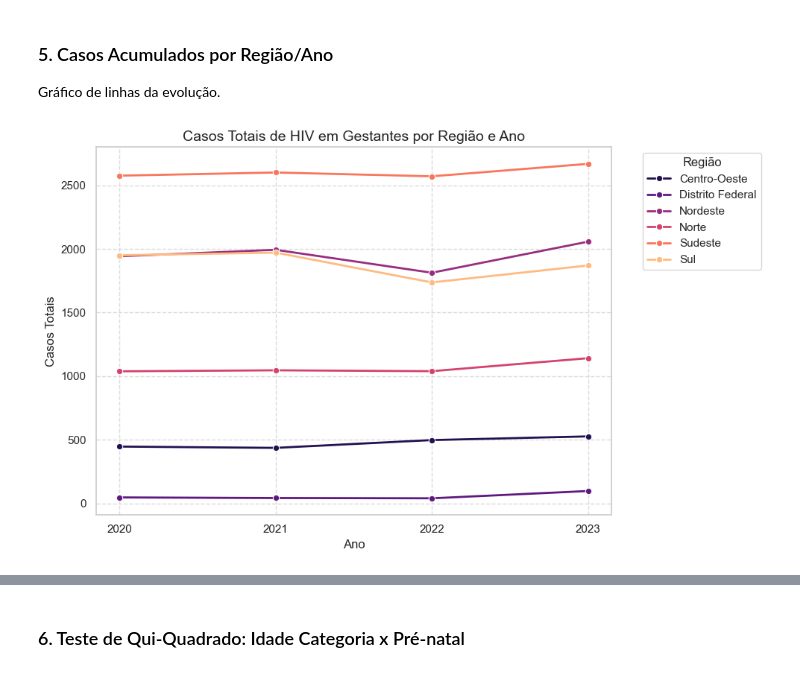
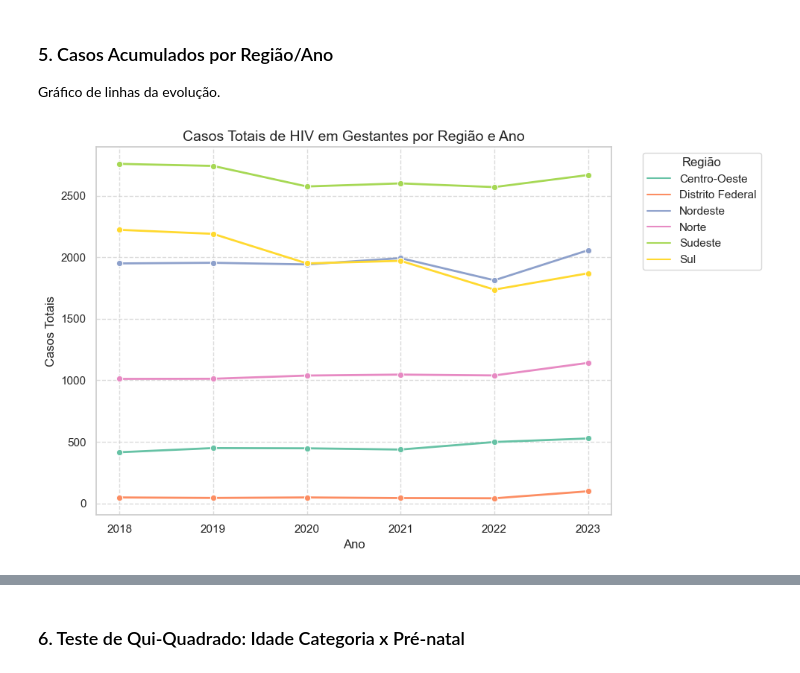
Before and after one commit to psantiago20/Desafio_Relampago_Analytics, a Jupyter notebook: notebooks/HIV-Gestante-Completo.ipynb, the cells around one changed output, grey strips where cells are left out. Saved outputs shown, nothing was run; the diff lists cells and outputs as text; code cells hidden in the pictures.

```diff
--- a/notebooks/HIV-Gestante-Completo.ipynb
+++ b/notebooks/HIV-Gestante-Completo.ipynb
@@ -131,7 +131,7 @@ diag_map = {1: "Antes Pré-Natal", 2: "Durante Pré-Natal", 3: "Durante o parto"
 data['diagnostico'] = data['ANT_EVLABO'].map(diag_map)
 
 # dicionário: ano
-ano_map = {2020: "2020", 2021: "2021", 2022: "2022", 2023: "2023", 2024: "2024"}
+ano_map = {2018: "2018",2019: "2019",2020: "2020", 2021: "2021", 2022: "2022", 2023: "2023", 2024: "2024"}
 data['ano'] = data['NU_ANO'].map(ano_map)
 
 # dicionário: preNatal
@@ -248,15 +248,18 @@ Gráfico de linhas da evolução.
 # %%
 # Filtrar valores não preenchidos
 dados_agrupados_regiao = data[data['regiao'] != "N/A"].groupby(['ano', 'regiao']).size().reset_index(name='casos_totais')
 
 plt.figure(figsize=(10, 6))
-sns.lineplot(data=dados_agrupados_regiao, x='ano', y='casos_totais', hue='regiao', marker='o', linewidth=2)
+
+# Alteração feita aqui: adição do palette='Set2'
+sns.lineplot(data=dados_agrupados_regiao, x='ano', y='casos_totais', hue='regiao', palette='Set2', marker='o', linewidth=2)
+
 plt.title("Casos Totais de HIV em Gestantes por Região e Ano", fontsize=14)
 plt.xlabel("Ano", fontsize=12)
 plt.ylabel("Casos Totais", fontsize=12)
 plt.legend(title="Região", bbox_to_anchor=(1.05, 1), loc='upper left')
 plt.grid(True, linestyle='--', alpha=0.7)
 plt.tight_layout()
 plt.show()
 # %% [output]
-[figure, old version]
+[figure, new version]
```
Also changed, not shown: parts of 8 cells of this notebook, 1 other file.
